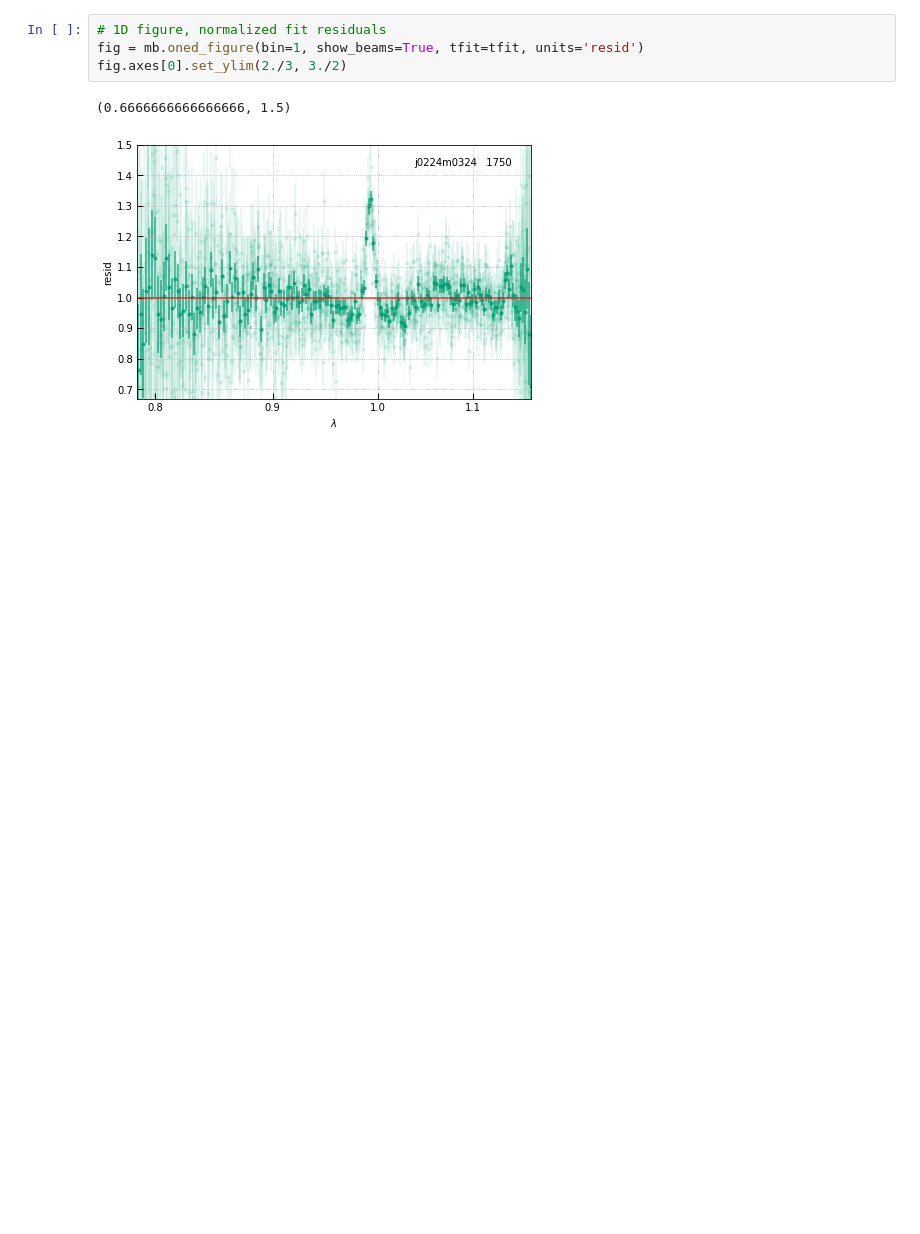
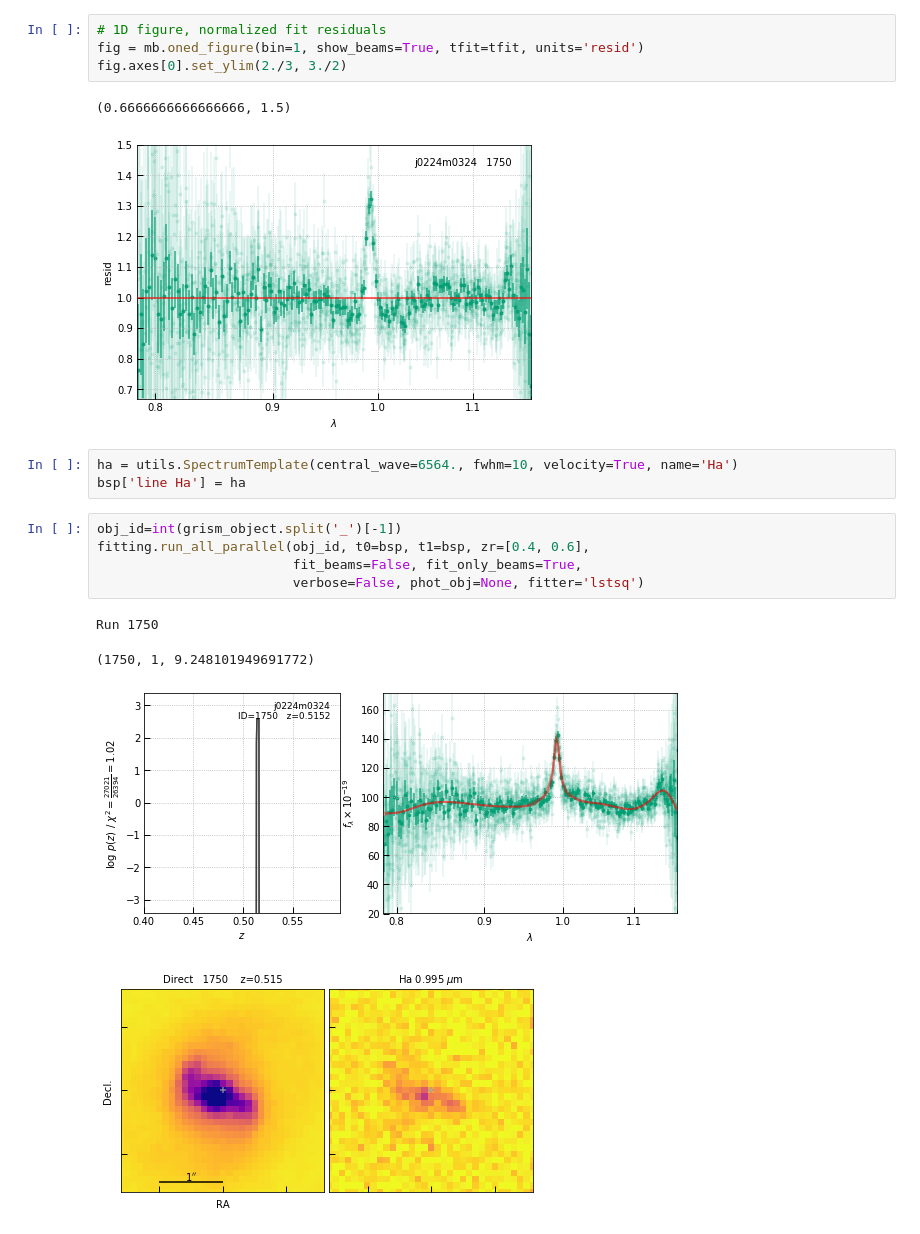
Before and after one commit to gbrammer/grizli-binder, a Jupyter notebook: first-test.ipynb, the cells around one changed output. Drawn from its saved outputs; the diff is of its cells as text; blank space fills up the shorter version.

```diff
--- a/first-test.ipynb
+++ b/first-test.ipynb
@@ -63,3 +67,16 @@ fig.axes[0].set_ylim(2./3, 3./2)
 # %% [output]
 (0.6666666666666666, 1.5)
 [figure]
+# %%
+ha = utils.SpectrumTemplate(central_wave=6564., fwhm=10, velocity=True, name='Ha')
+bsp['line Ha'] = ha
+# %%
+obj_id=int(grism_object.split('_')[-1])
+fitting.run_all_parallel(obj_id, t0=bsp, t1=bsp, zr=[0.4, 0.6],
+                         fit_beams=False, fit_only_beams=True,
+                         verbose=False, phot_obj=None, fitter='lstsq')
+# %% [output]
+Run 1750
+(1750, 1, 9.248101949691772)
+[figure, added]
+[figure, added]
```
Also changed, not shown: parts of 3 cells of this notebook.
